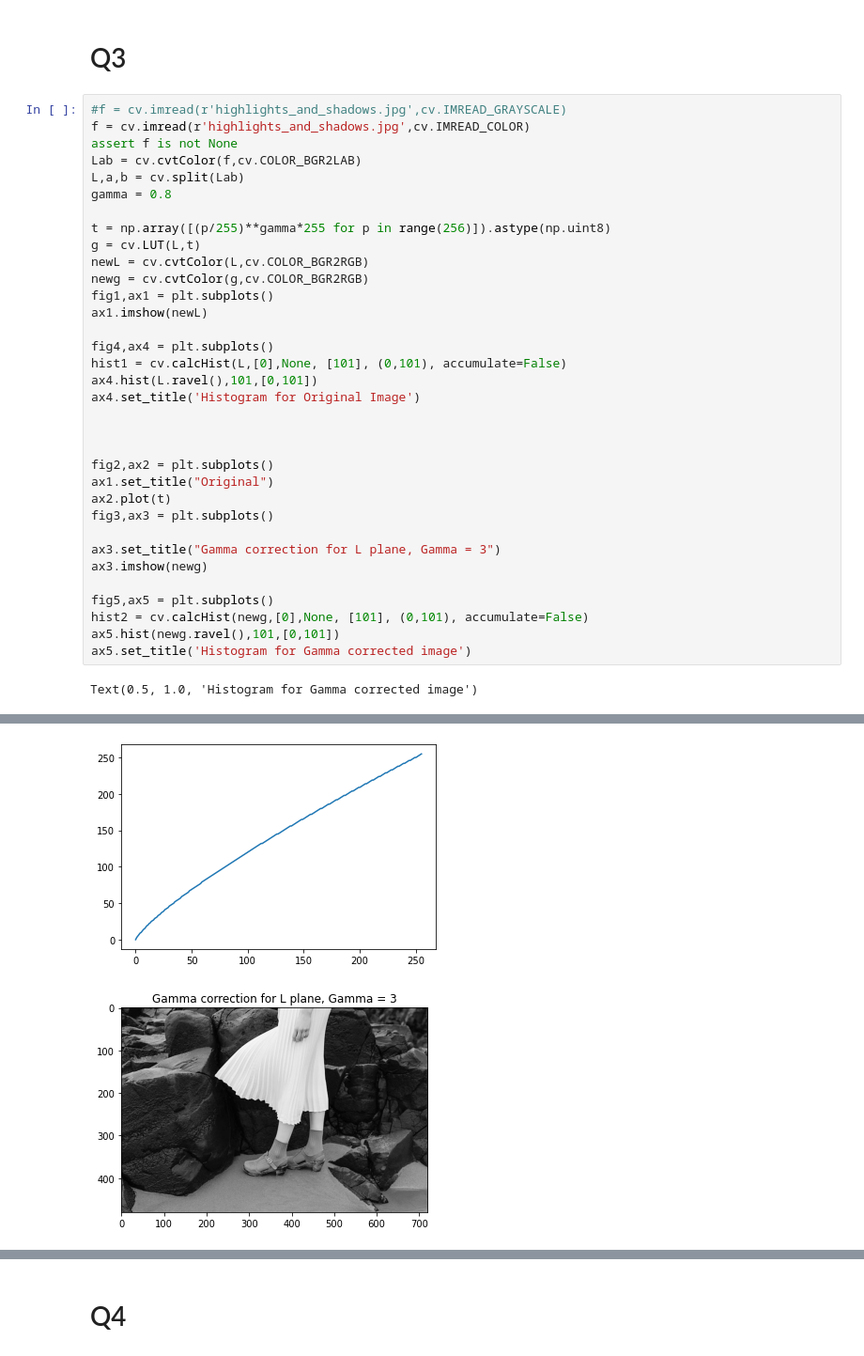
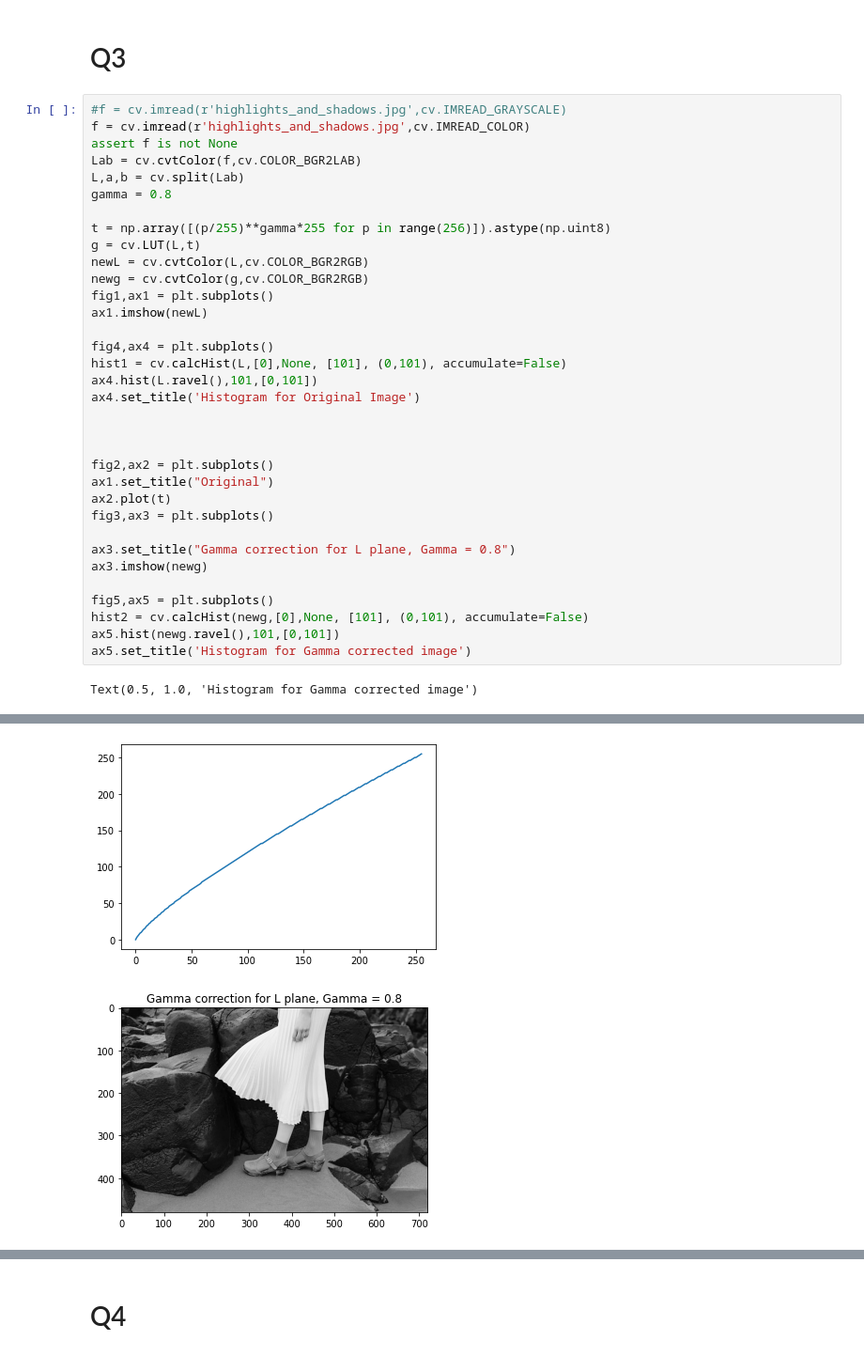
Before and after one commit to PabasaraDilshan/EN2550, a Jupyter notebook: Assignment1/ass1.ipynb, the cells around one changed output, grey strips where cells are left out. Shown at 94% size. Saved outputs shown, nothing was run; the diff lists cells and outputs as text.

```diff
--- a/Assignment1/ass1.ipynb
+++ b/Assignment1/ass1.ipynb
@@ -130,35 +130,35 @@ gamma = 0.8
 t = np.array([(p/255)**gamma*255 for p in range(256)]).astype(np.uint8)
 g = cv.LUT(L,t)
 newL = cv.cvtColor(L,cv.COLOR_BGR2RGB)
 newg = cv.cvtColor(g,cv.COLOR_BGR2RGB)
 fig1,ax1 = plt.subplots()
 ax1.imshow(newL)
 
 fig4,ax4 = plt.subplots()
 hist1 = cv.calcHist(L,[0],None, [101], (0,101), accumulate=False)
 ax4.hist(L.ravel(),101,[0,101])
 ax4.set_title('Histogram for Original Image')
 
 
 
 fig2,ax2 = plt.subplots()
 ax1.set_title("Original")
 ax2.plot(t)
 fig3,ax3 = plt.subplots()
 
-ax3.set_title("Gamma correction for L plane, Gamma = 3")
+ax3.set_title("Gamma correction for L plane, Gamma = 0.8")
 ax3.imshow(newg)
 
 fig5,ax5 = plt.subplots()
 hist2 = cv.calcHist(newg,[0],None, [101], (0,101), accumulate=False)
 ax5.hist(newg.ravel(),101,[0,101])
 ax5.set_title('Histogram for Gamma corrected image')
 # %% [output]
 Text(0.5, 1.0, 'Histogram for Gamma corrected image')
 [figure]
 [figure]
 [figure]
-[figure, old version]
+[figure, new version]
 [figure]
 # %% [markdown]
 # Q4
```
Also changed, not shown: parts of 18 cells of this notebook.
